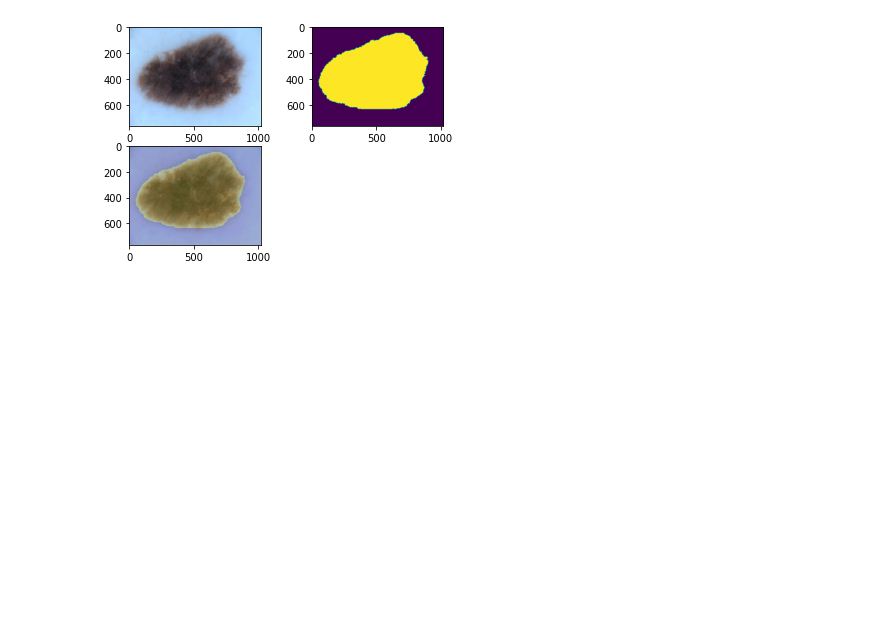
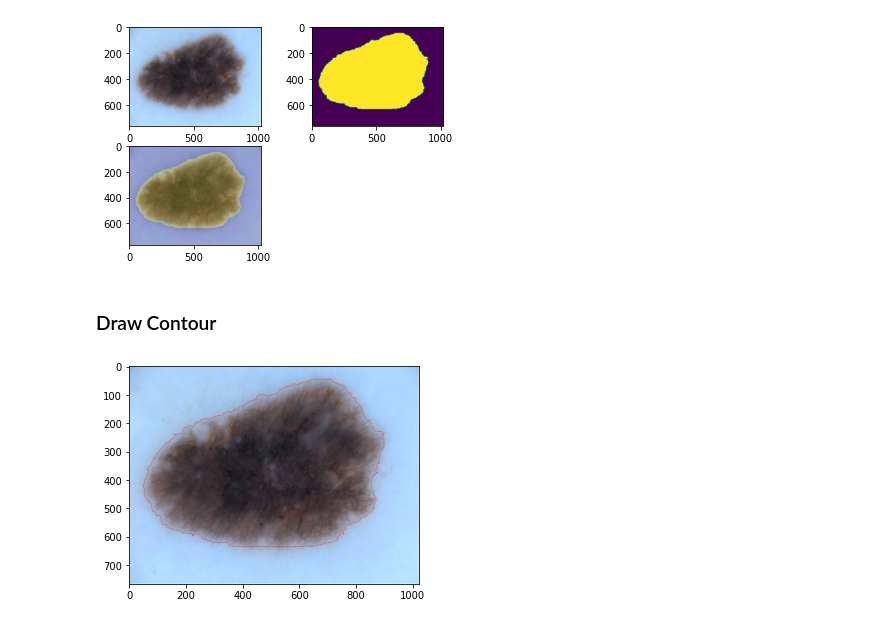
Before and after one commit to jhabr/xcs229ii_final_project, a Jupyter notebook: code/dataset.ipynb, the cells around one changed output. Drawn from its saved outputs; the diff is of its cells as text; code cells hidden in the pictures; blank space fills up the shorter version.

Commit message:
Add contour and titles

```diff
--- a/code/dataset.ipynb
+++ b/code/dataset.ipynb
@@ -104,3 +110,22 @@ plt.imshow(mask, alpha=0.25)
 plt.show()
 # %% [output]
 [figure]
+# %% [markdown]
+### Draw Contour
+# %%
+import cv2
+import numpy as np
+
+image = cv2.imread(image_path, 1)
+mask = cv2.imread(image_mask_path, 0)
+
+contours, _ = cv2.findContours(mask, cv2.RETR_TREE, cv2.CHAIN_APPROX_SIMPLE)
+cv2.drawContours(image, contours, -1, (0, 0, 255), 1)
+
+image = image[:, :, ::-1]
+image[..., 2] = np.where(mask == 1, 255, image[..., 2])
+
+plt.imshow(image)
+plt.show()
+# %% [output]
+[figure, added]
```
Also changed, not shown: parts of 5 cells of this notebook.
